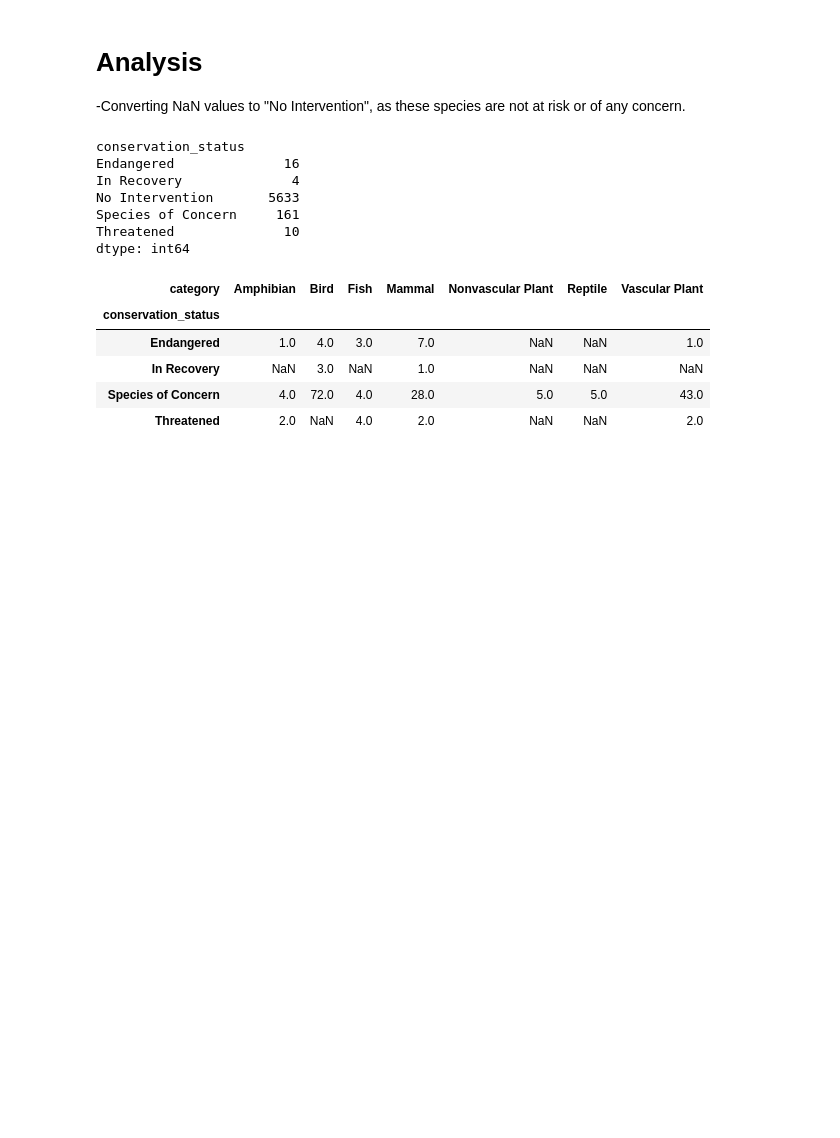
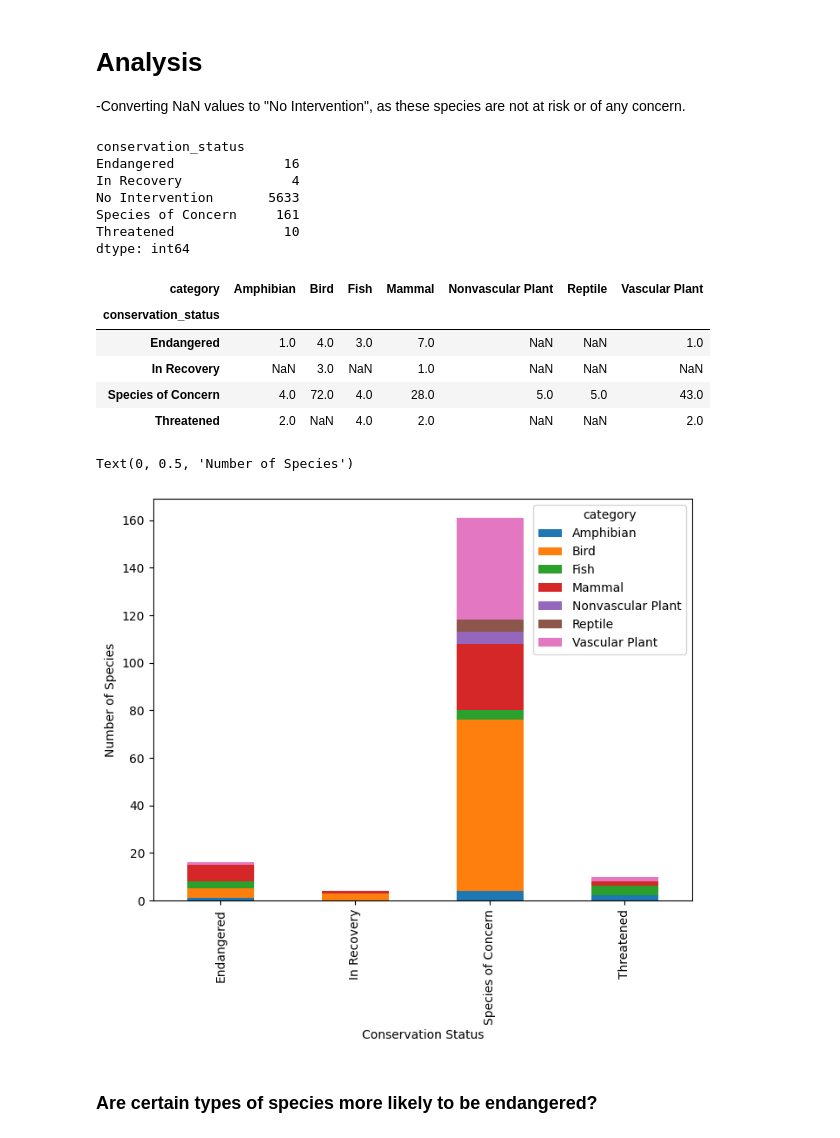
Before and after one commit to christinabeckaskenaizer/Park_Biodiversity, a Jupyter notebook: biodiversity.ipynb, the cells around one changed output. Saved outputs shown, nothing was run; the diff lists cells and outputs as text; code cells hidden in the pictures; blank space fills up the shorter version.

Commit message:
Conservation Analysis Continued

```diff
--- a/biodiversity.ipynb
+++ b/biodiversity.ipynb
@@ -122,3 +122,12 @@ conservation_category
 | In Recovery | NaN | 3.0 | NaN | 1.0 | NaN | NaN | NaN |
 | Species of Concern | 4.0 | 72.0 | 4.0 | 28.0 | 5.0 | 5.0 | 43.0 |
 | Threatened | 2.0 | NaN | 4.0 | 2.0 | NaN | NaN | 2.0 |
+# %%
+bar_chart = conservation_category.plot(kind= 'bar', figsize = (8,6), stacked = True)
+bar_chart.set_xlabel('Conservation Status')
+bar_chart.set_ylabel('Number of Species')
+# %% [output]
+Text(0, 0.5, 'Number of Species')
+[figure, added]
+# %% [markdown]
+### Are certain types of species more likely to be endangered?
```
Also changed, not shown: parts of 3 cells of this notebook.
